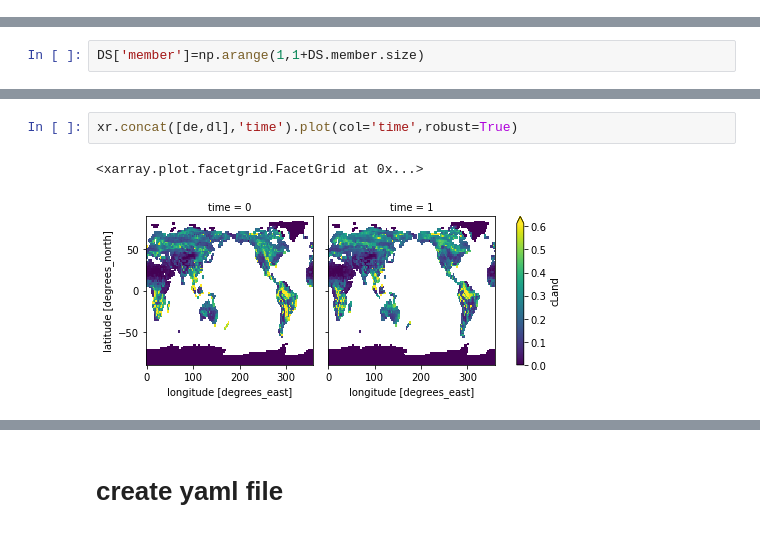
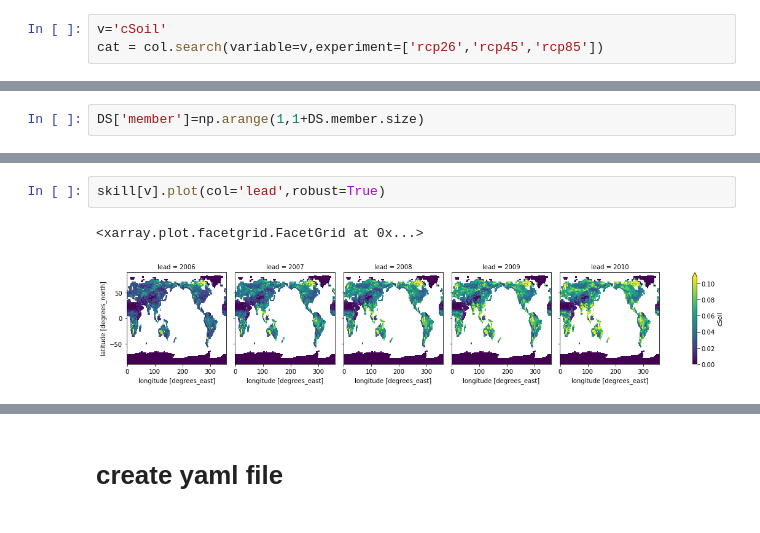
Before and after one commit to aaronspring/pymistral, a Jupyter notebook: notebooks/intake/intake_MPIGE.ipynb, the cells around one changed output, grey strips where cells are left out. Drawn from its saved outputs; the diff is of its cells as text.

```diff
--- a/notebooks/intake/intake_MPIGE.ipynb
+++ b/notebooks/intake/intake_MPIGE.ipynb
@@ -322 +427,4 @@ cat = col.search(variable='cLand',product='historical')
+# %%
+v='cSoil'
+cat = col.search(variable=v,experiment=['rcp26','rcp45','rcp85'])
 # %%
@@ -356,5 +495,5 @@ de = DS.isel(time=slice(0,12*5)).std('member').mean('time')['cLand'].compute()
 # %%
-xr.concat([de,dl],'time').plot(col='time',robust=True)
+skill[v].plot(col='lead',robust=True)
 # %% [output]
 <xarray.plot.facetgrid.FacetGrid at 0x...>
-[figure, old version]
+[figure, new version]
```
Also changed, not shown: parts of 47 cells of this notebook, 2 other files.
